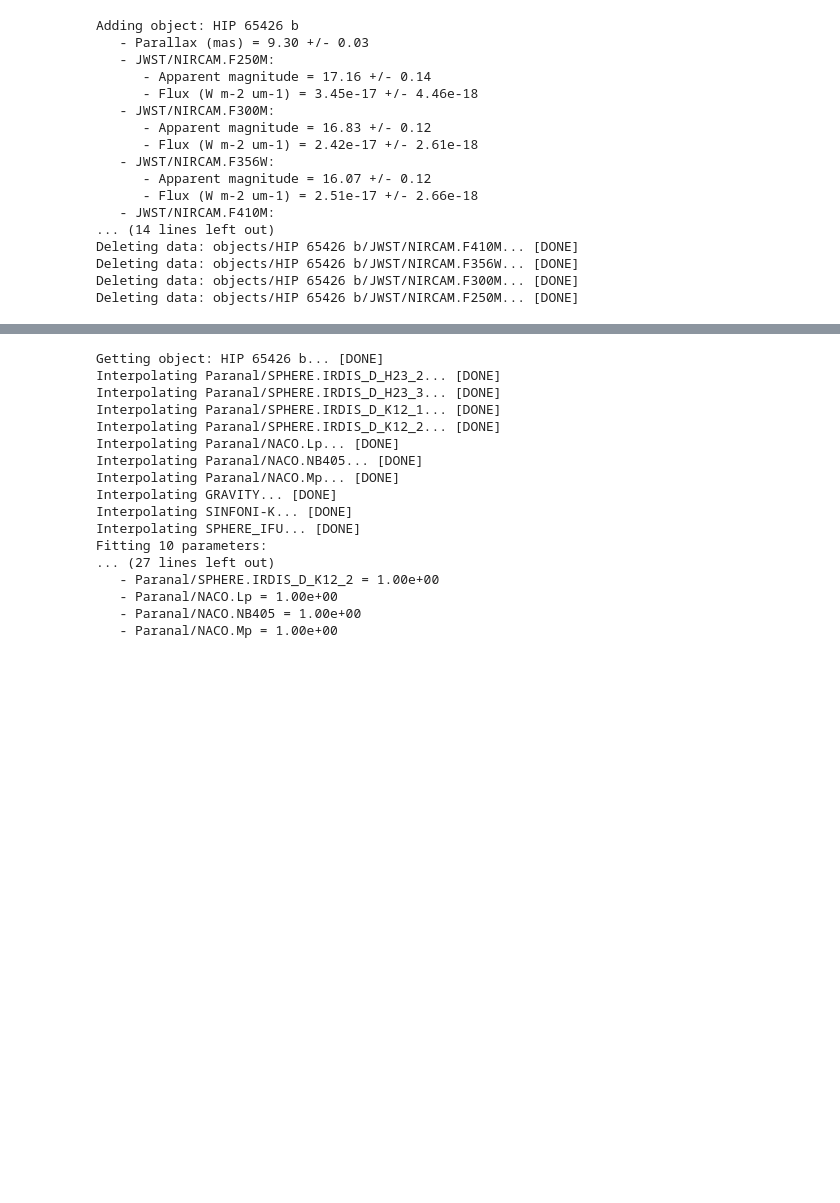
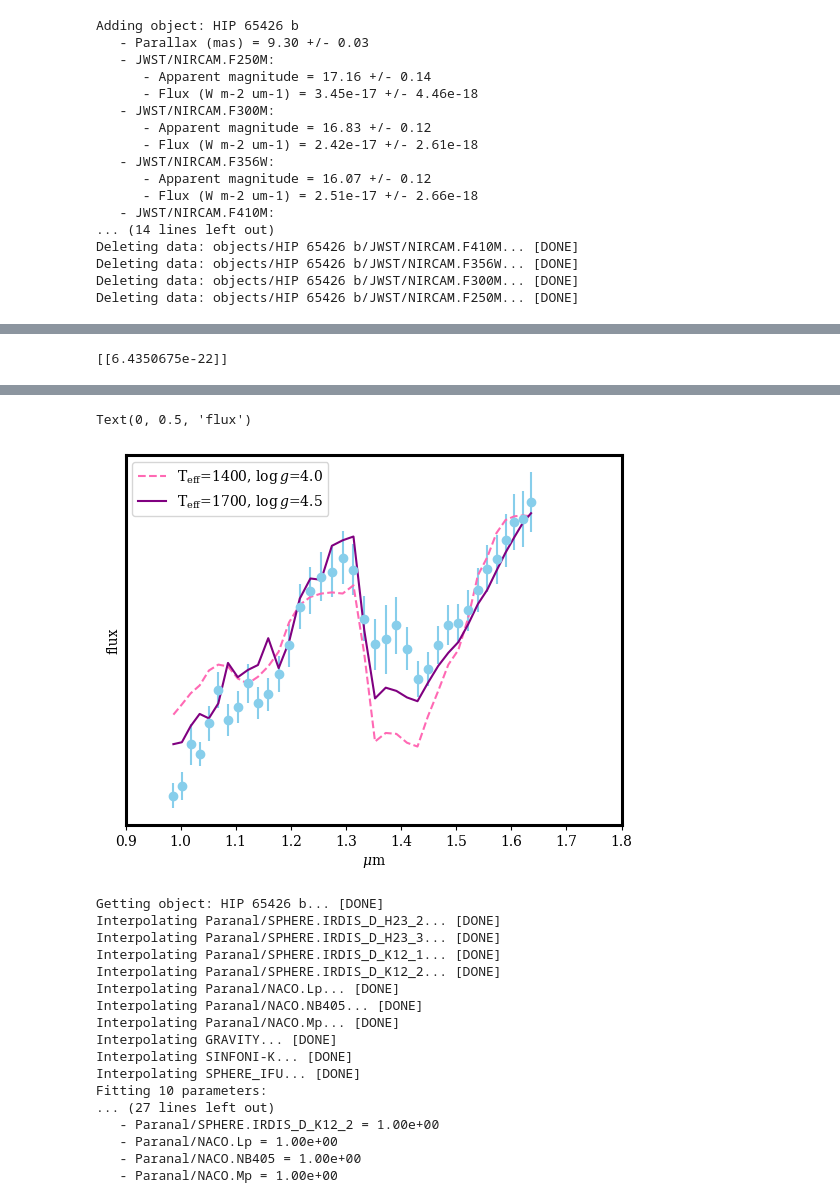
Before and after one commit to sblunt/hip65426, a Jupyter notebook: spectrum_plotting.ipynb, the cells around one changed output, grey strips where cells are left out. Saved outputs shown, nothing was run; the diff lists cells and outputs as text; code cells hidden in the pictures; blank space fills up the shorter version.

Commit message:
make a plot of the 2micron models and sphere data

```diff
--- a/spectrum_plotting.ipynb
+++ b/spectrum_plotting.ipynb
@@ -261,0 +229,40 @@ Number of missing grid points: 474
+# %%
+# plot the two modes of the BT-SETTL CIFIST spectrum over the SPHERE data
+teff1, teff2=1400, 1700
+logg1, logg2=4.0, 4.5
+model1 = pd.read_csv('data/bt-settl-cifist/bt-settl-cifist_teff_{}_logg_{}_spec.dat'.format(teff1, logg1), names=['wl','flux'], comment='#', delim_whitespace=True)
+model2 = pd.read_csv('data/bt-settl-cifist/bt-settl-cifist_teff_{}_logg_{}_spec.dat'.format(teff2, logg2), names=['wl','flux'], comment='#', delim_whitespace=True)
+
+plt.figure()
+# plt.plot(model1.wl, model1.flux / np.mean(model1.flux), color='k', lw=0.1, alpha=0.5)
+# plt.plot(model2.wl, model2.flux / np.mean(model2.flux), color='purple', lw=0.1, alpha=0.5)
+
+
+plt.xlim(0.9,1.8)
+plt.yticks([])
+
+sphere_spectrum = objectbox.spectrum['SPHERE_IFU'][0]
+plt.errorbar(sphere_spectrum[:,0], sphere_spectrum[:,1], sphere_spectrum[:,2], ls='', fmt='o', color='skyblue')
+
+m1_flux = spectres.spectres(
+    sphere_spectrum[:,0],
+    model1.wl.values,
+    model1.flux.values
+)
+best_m, _, _, _ = np.linalg.lstsq(m1_flux.reshape(len(m1_flux,),1), sphere_spectrum[:,1].reshape(len(m1_flux,),1))
+plt.plot(sphere_spectrum[:,0], m1_flux * best_m[0,0], color='hotpink', ls='--', label='T$_{{\\mathrm{{eff}}}}$=1400, $\\log{{g}}$=4.0')
+
+m2_flux = spectres.spectres(
+    sphere_spectrum[:,0],
+    model2.wl.values,
+    model2.flux.values
+)
+best_m, _, _, _ = np.linalg.lstsq(m2_flux.reshape(len(m2_flux,),1), sphere_spectrum[:,1].reshape(len(m2_flux,),1))
+
+plt.plot(sphere_spectrum[:,0], m2_flux * best_m[0,0], color='purple', label='T$_{{\\mathrm{{eff}}}}$=1700, $\\log{{g}}$=4.5')
+plt.legend()
+plt.xlabel('$\mu$m')
+plt.ylabel('flux')
+plt.savefig('results/plots/sphere_bt_settl.png', dpi=250)
+# %% [output]
+[[6.4350675e-22]]
@@ -262,3 +273,5 @@ Number of missing grid points: 474
+Text(0, 0.5, 'flux')
+[figure, added]
 # %%
 inc_phot = [
         'Paranal/SPHERE.IRDIS_D_H23_2',
```
Also changed, not shown: parts of 6 cells of this notebook.
